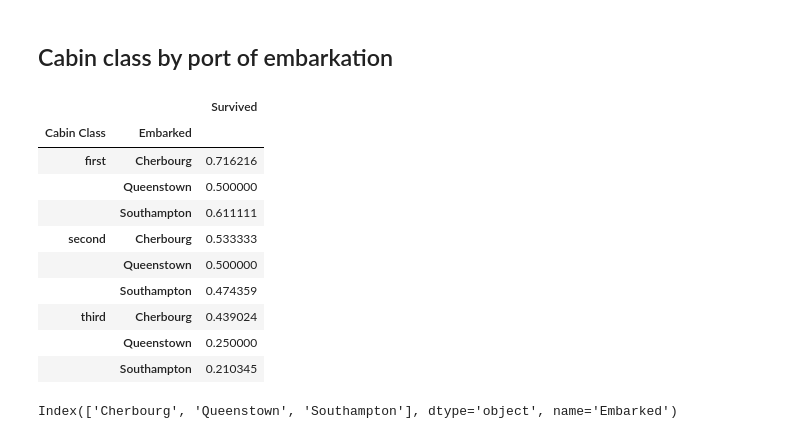
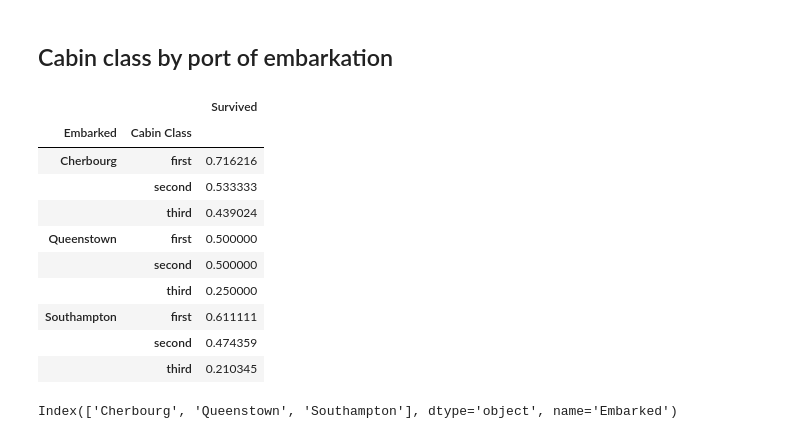
Before and after one commit to daniel-varela-3/304-titanic-dropdown, a Jupyter notebook: scratch_paper.ipynb, the cells around one changed output. Cells and saved outputs as stored; diff of their text form; code cells hidden in the pictures.

```diff
--- a/scratch_paper.ipynb
+++ b/scratch_paper.ipynb
@@ -178,20 +179,20 @@ fig.show()
 # continuous_var='Female'
 continuous_var='Survived'
 # %%
-results=pd.DataFrame(df.groupby(['Cabin Class', 'Embarked'])[continuous_var].mean())
+results=pd.DataFrame(df.groupby(['Embarked', 'Cabin Class'])[continuous_var].mean())
 results
 # %% [output]
 |  |  | Survived |
-| Cabin Class | Embarked |  |
-| first | Cherbourg | 0.716216 |
-|  | Queenstown | 0.500000 |
-|  | Southampton | 0.611111 |
-| second | Cherbourg | 0.533333 |
-|  | Queenstown | 0.500000 |
-|  | Southampton | 0.474359 |
-| third | Cherbourg | 0.439024 |
-|  | Queenstown | 0.250000 |
-|  | Southampton | 0.210345 |
+| Embarked | Cabin Class |  |
+| Cherbourg | first | 0.716216 |
+|  | second | 0.533333 |
+|  | third | 0.439024 |
+| Queenstown | first | 0.500000 |
+|  | second | 0.500000 |
+|  | third | 0.250000 |
+| Southampton | first | 0.611111 |
+|  | second | 0.474359 |
+|  | third | 0.210345 |
 # %%
 # So to better understand how this works, we need to know multi-indexing.
 print(results.loc['first'].index)
```
Also changed, not shown: parts of 1 cell of this notebook, 1 other file.
